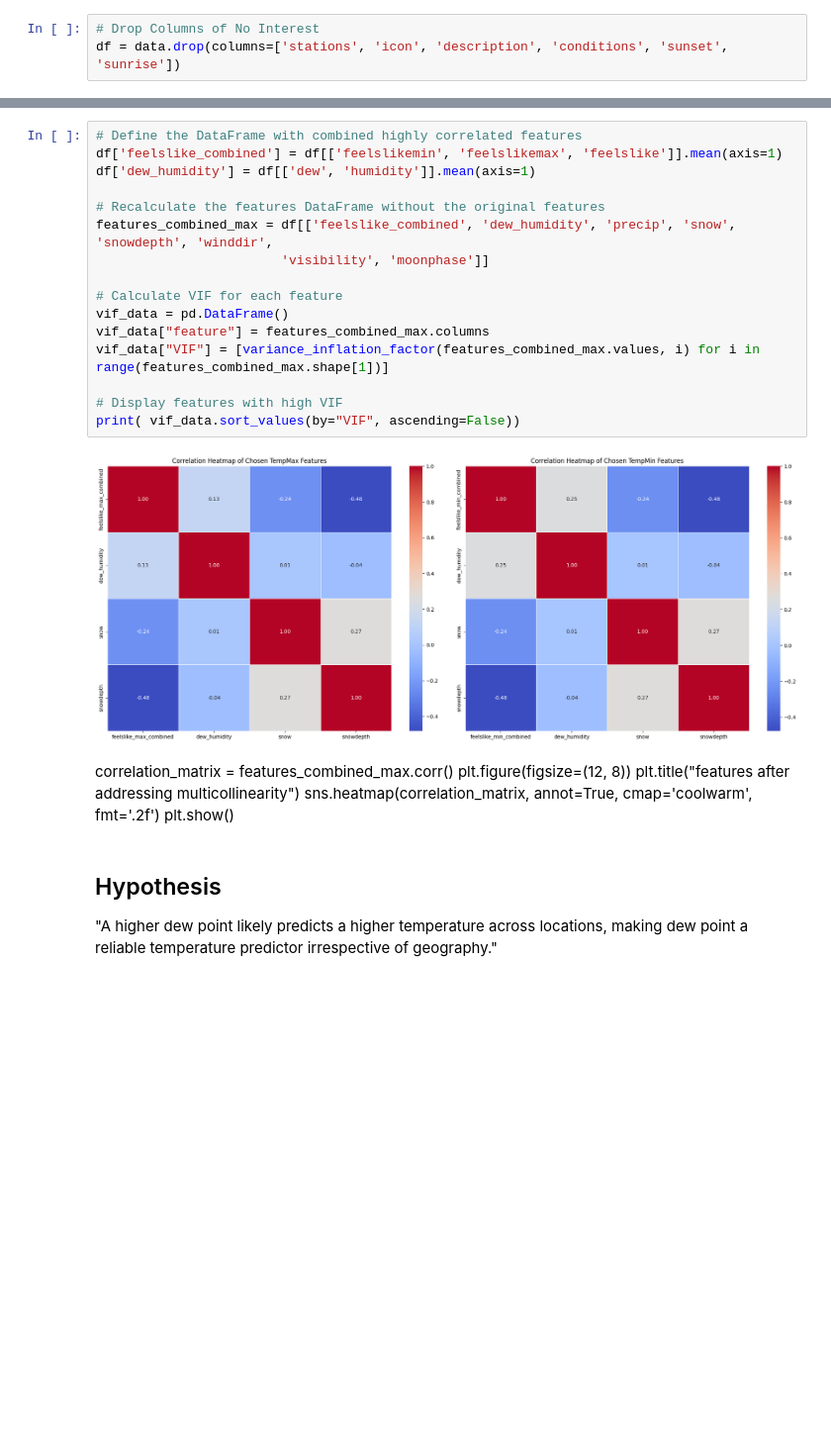
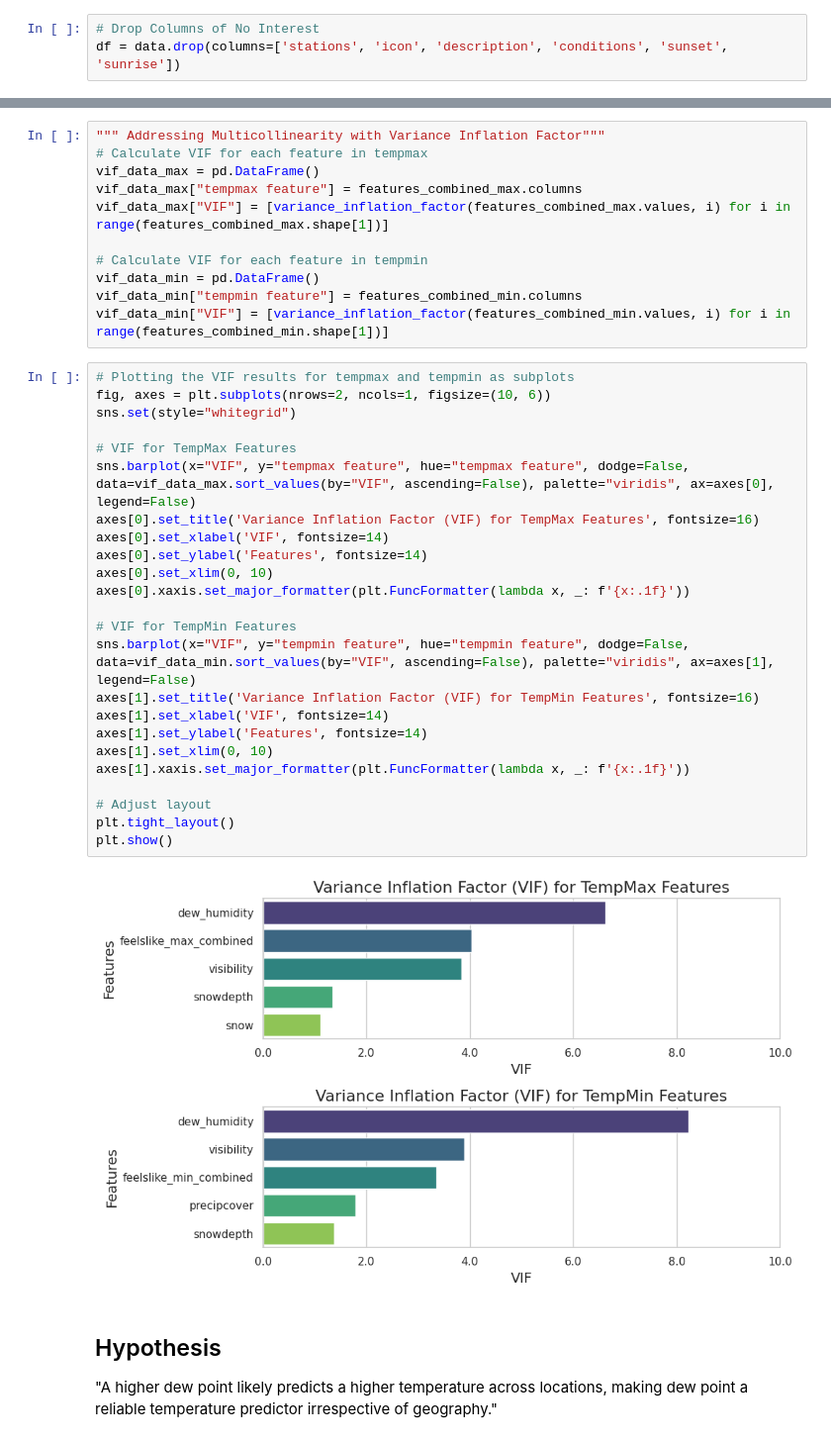
Before and after one commit to Laizra/Weather_prediction, a Jupyter notebook: right.ipynb, the cells around one changed output, grey strips where cells are left out. Shown at 99% size. Drawn from its saved outputs; the diff is of its cells as text; blank space fills up the shorter version.

```diff
--- a/right.ipynb
+++ b/right.ipynb
@@ -174,27 +91,40 @@ plt.show()
-# %%
-# Define the DataFrame with combined highly correlated features
-df['feelslike_combined'] = df[['feelslikemin', 'feelslikemax', 'feelslike']].mean(axis=1)
-df['dew_humidity'] = df[['dew', 'humidity']].mean(axis=1)
-
-# Recalculate the features DataFrame without the original features
-features_combined_max = df[['feelslike_combined', 'dew_humidity', 'precip', 'snow', 'snowdepth', 'winddir',
-                        'visibility', 'moonphase']]
-
-# Calculate VIF for each feature
-vif_data = pd.DataFrame()
-vif_data["feature"] = features_combined_max.columns
-vif_data["VIF"] = [variance_inflation_factor(features_combined_max.values, i) for i in range(features_combined_max.shape[1])]
-
-# Display features with high VIF
-print( vif_data.sort_values(by="VIF", ascending=False))
-# %% [output]
-[figure, removed]
-# %% [markdown]
-correlation_matrix = features_combined_max.corr()
-plt.figure(figsize=(12, 8))
-plt.title("features after addressing multicollinearity")
-sns.heatmap(correlation_matrix, annot=True, cmap='coolwarm', fmt='.2f')
-plt.show()
+# %%
+""" Addressing Multicollinearity with Variance Inflation Factor"""
+# Calculate VIF for each feature in tempmax
+vif_data_max = pd.DataFrame()
+vif_data_max["tempmax feature"] = features_combined_max.columns
+vif_data_max["VIF"] = [variance_inflation_factor(features_combined_max.values, i) for i in range(features_combined_max.shape[1])]
+
+# Calculate VIF for each feature in tempmin
+vif_data_min = pd.DataFrame()
+vif_data_min["tempmin feature"] = features_combined_min.columns
+vif_data_min["VIF"] = [variance_inflation_factor(features_combined_min.values, i) for i in range(features_combined_min.shape[1])]
+# %%
+# Plotting the VIF results for tempmax and tempmin as subplots
+fig, axes = plt.subplots(nrows=2, ncols=1, figsize=(10, 6))
+sns.set(style="whitegrid")
+
+# VIF for TempMax Features
+sns.barplot(x="VIF", y="tempmax feature", hue="tempmax feature", dodge=False, data=vif_data_max.sort_values(by="VIF", ascending=False), palette="viridis", ax=axes[0], legend=False)
+axes[0].set_title('Variance Inflation Factor (VIF) for TempMax Features', fontsize=16)
+axes[0].set_xlabel('VIF', fontsize=14)
+axes[0].set_ylabel('Features', fontsize=14)
+axes[0].set_xlim(0, 10)
+axes[0].xaxis.set_major_formatter(plt.FuncFormatter(lambda x, _: f'{x:.1f}'))
+
+# VIF for TempMin Features
+sns.barplot(x="VIF", y="tempmin feature", hue="tempmin feature", dodge=False, data=vif_data_min.sort_values(by="VIF", ascending=False), palette="viridis", ax=axes[1], legend=False)
+axes[1].set_title('Variance Inflation Factor (VIF) for TempMin Features', fontsize=16)
+axes[1].set_xlabel('VIF', fontsize=14)
+axes[1].set_ylabel('Features', fontsize=14)
+axes[1].set_xlim(0, 10)
+axes[1].xaxis.set_major_formatter(plt.FuncFormatter(lambda x, _: f'{x:.1f}'))
+
+# Adjust layout
+plt.tight_layout()
+plt.show()
+# %% [output]
+[figure, added]
 # %% [markdown]
 ## Hypothesis
 "A higher dew point likely predicts a higher temperature across locations, making dew point a reliable temperature predictor irrespective of geography."
```
Also changed, not shown: parts of 41 cells of this notebook.
